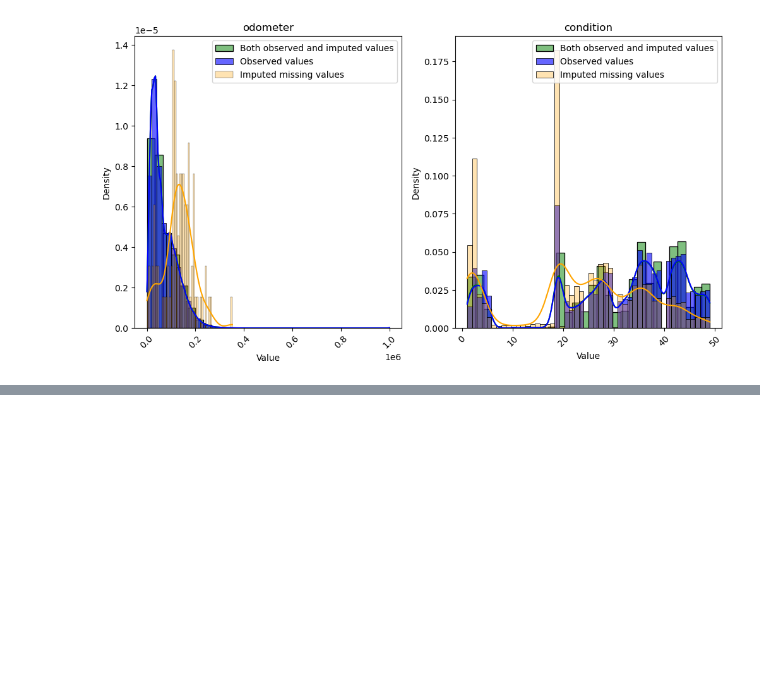
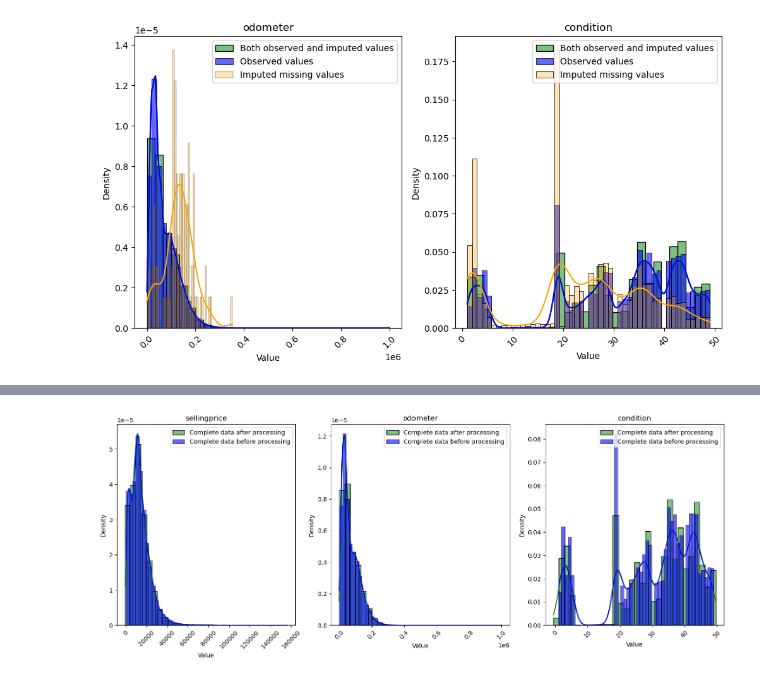
Before and after one commit to raphaelzerbato/AI_Workshop, a Jupyter notebook: car_analysis_imputation.ipynb, the cells around one changed output, grey strips where cells are left out. Saved outputs shown, nothing was run; the diff lists cells and outputs as text; code cells hidden in the pictures; blank space fills up the shorter version.

```diff
--- a/car_analysis_imputation.ipynb
+++ b/car_analysis_imputation.ipynb
@@ -578,0 +687,8 @@ errors_test = get_errors(
+# %%
+# Plot the distribution of the original vs predicted data  (i.e. noisy vs denoised data) with test sample
+
+plot_numerical_observed_vs_imputed(
+    df_test, df_test_pred, numerical=['sellingprice','odometer','condition'], id_column='id', nb_subplots_rows=1, nb_subplots_cols=3
+)
+# %% [output]
+[figure, added]
```
Also changed, not shown: parts of 37 cells of this notebook, 1 other file.
